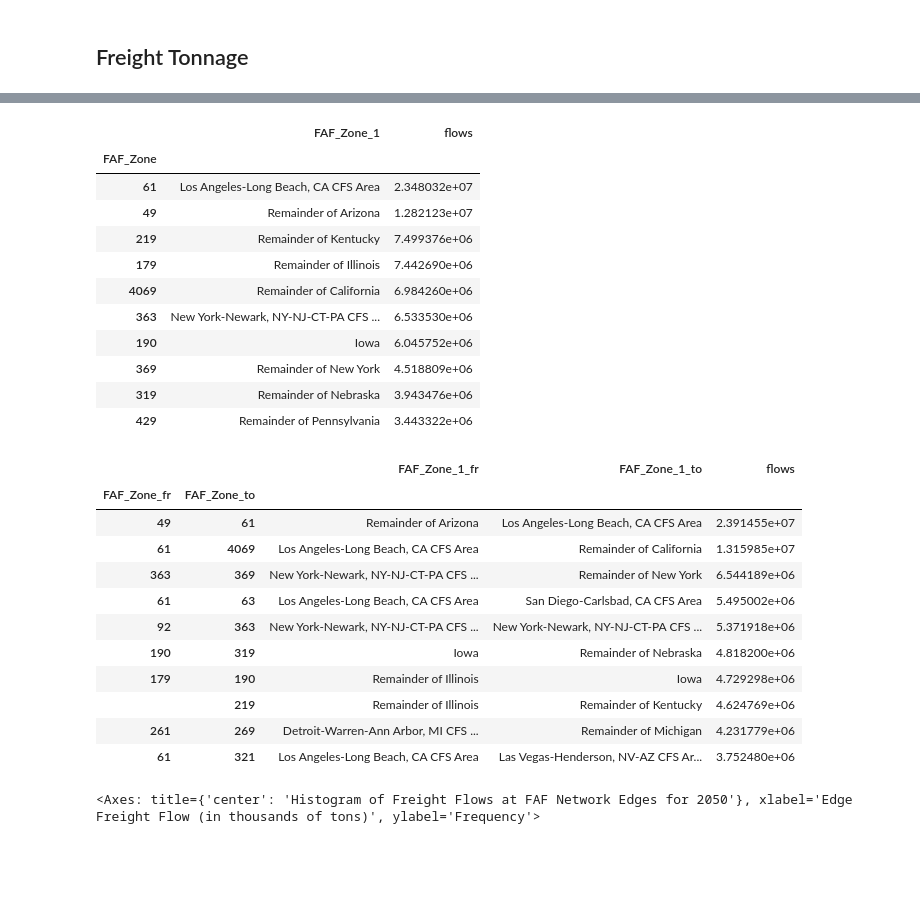
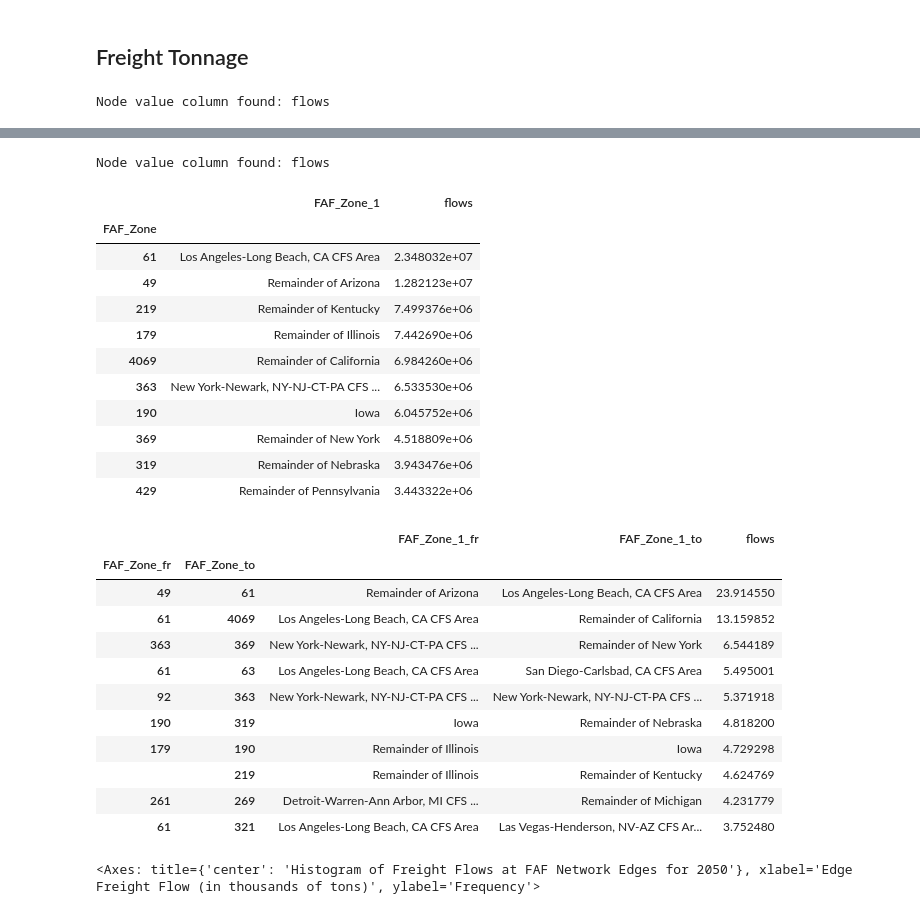
Before and after one commit to UMD-CTSM/network_flow_assignment, a Jupyter notebook: src/faf_sim.ipynb, the cells around one changed output, grey strips where cells are left out. Drawn from its saved outputs; the diff is of its cells as text; code cells hidden in the pictures; blank space fills up the shorter version.

```diff
--- a/src/faf_sim.ipynb
+++ b/src/faf_sim.ipynb
@@ -176,44 +221,50 @@ baseline_faf_geonet.show_values()
 # %% [markdown]
 ## Freight Tonnage
 # %%
-faf_geonet = GeoDataNetwork(
+links = fzn.fafZoneLinksDf.copy()
+links['flows'] = links['flows'] / 1000000
+faf_geonet_run = GeoDataNetwork(
   fzn.fafZoneNodesDf.copy(),
-  fzn.fafZoneLinksDf.copy(),
+  links,
   'FAF_Zone_1',
+  # lambda df : np.log1p(df['flows']),
   lambda df : 0,
   lambda df : df.reset_index().set_index(['FAF_Zone_fr', 'FAF_Zone_to'], drop=False)[['FAF_Zone_fr', 'FAF_Zone_to']],
   VALUE='flows'
 )
 
-faf_geonet.calculate_centrality()
-faf_railnet = faf_geonet.createNetwork(NAME='FAF')
-faf_geonet.create_normalizers(stats.uniform, stats.uniform)
-display(faf_geonet.show_map())
-faf_geonet.show_values()
+faf_geonet_run.calculate_centrality()
+faf_railnet = faf_geonet_run.createNetwork(NAME='FAF')
+faf_geonet_run.create_normalizers(stats.exponpow, stats.uniform)
+display(faf_geonet_run.show_map())
+faf_geonet_run.show_map().save('faf_flow_assignment_map.html')
+faf_geonet_run.show_values()
 # %% [output]
+Node value column found: flows
 [interactive output not drawn]
+Node value column found: flows
 |  | FAF_Zone_1 | flows |
 | FAF_Zone |  |  |
 | 61 | Los Angeles-Long Beach, CA CFS Area | 2.348032e+07 |
 | 49 | Remainder of Arizona | 1.282123e+07 |
 | 219 | Remainder of Kentucky | 7.499376e+06 |
 | 179 | Remainder of Illinois | 7.442690e+06 |
 | 4069 | Remainder of California | 6.984260e+06 |
 | 363 | New York-Newark, NY-NJ-CT-PA CFS ... | 6.533530e+06 |
 | 190 | Iowa | 6.045752e+06 |
 | 369 | Remainder of New York | 4.518809e+06 |
 | 319 | Remainder of Nebraska | 3.943476e+06 |
 | 429 | Remainder of Pennsylvania | 3.443322e+06 |
 |  |  | FAF_Zone_1_fr | FAF_Zone_1_to | flows |
 | FAF_Zone_fr | FAF_Zone_to |  |  |  |
-| 49 | 61 | Remainder of Arizona | Los Angeles-Long Beach, CA CFS Area | 2.391455e+07 |
-| 61 | 4069 | Los Angeles-Long Beach, CA CFS Area | Remainder of California | 1.315985e+07 |
-| 363 | 369 | New York-Newark, NY-NJ-CT-PA CFS ... | Remainder of New York | 6.544189e+06 |
-| 61 | 63 | Los Angeles-Long Beach, CA CFS Area | San Diego-Carlsbad, CA CFS Area | 5.495002e+06 |
-| 92 | 363 | New York-Newark, NY-NJ-CT-PA CFS ... | New York-Newark, NY-NJ-CT-PA CFS ... | 5.371918e+06 |
-| 190 | 319 | Iowa | Remainder of Nebraska | 4.818200e+06 |
-| 179 | 190 | Remainder of Illinois | Iowa | 4.729298e+06 |
-|  | 219 | Remainder of Illinois | Remainder of Kentucky | 4.624769e+06 |
-| 261 | 269 | Detroit-Warren-Ann Arbor, MI CFS ... | Remainder of Michigan | 4.231779e+06 |
-| 61 | 321 | Los Angeles-Long Beach, CA CFS Area | Las Vegas-Henderson, NV-AZ CFS Ar... | 3.752480e+06 |
+| 49 | 61 | Remainder of Arizona | Los Angeles-Long Beach, CA CFS Area | 23.914550 |
+| 61 | 4069 | Los Angeles-Long Beach, CA CFS Area | Remainder of California | 13.159852 |
+| 363 | 369 | New York-Newark, NY-NJ-CT-PA CFS ... | Remainder of New York | 6.544189 |
+| 61 | 63 | Los Angeles-Long Beach, CA CFS Area | San Diego-Carlsbad, CA CFS Area | 5.495001 |
+| 92 | 363 | New York-Newark, NY-NJ-CT-PA CFS ... | New York-Newark, NY-NJ-CT-PA CFS ... | 5.371918 |
+| 190 | 319 | Iowa | Remainder of Nebraska | 4.818200 |
+| 179 | 190 | Remainder of Illinois | Iowa | 4.729298 |
+|  | 219 | Remainder of Illinois | Remainder of Kentucky | 4.624769 |
+| 261 | 269 | Detroit-Warren-Ann Arbor, MI CFS ... | Remainder of Michigan | 4.231779 |
+| 61 | 321 | Los Angeles-Long Beach, CA CFS Area | Las Vegas-Henderson, NV-AZ CFS Ar... | 3.752480 |
 # %%
```
Also changed, not shown: parts of 18 cells of this notebook, 22 other files.
